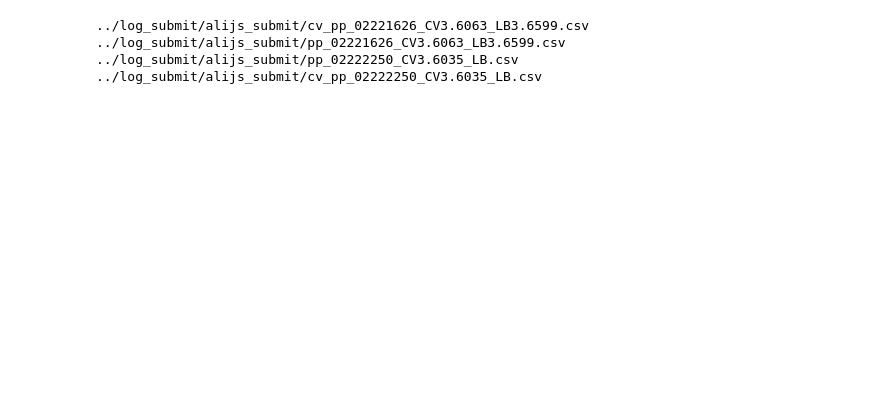
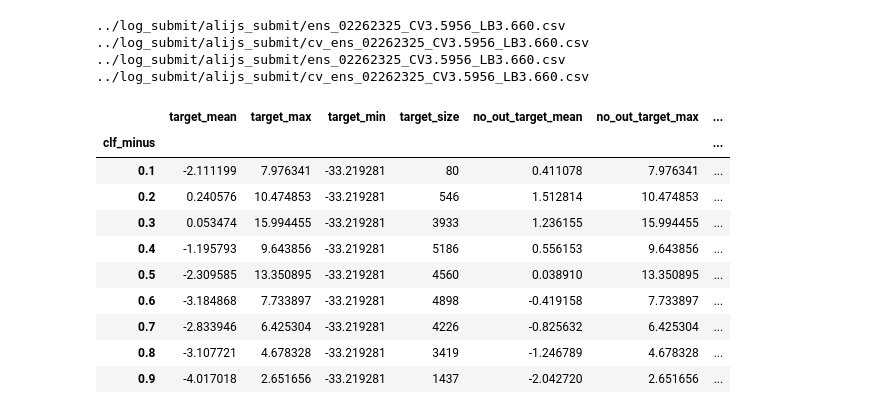
Before and after one commit to Chestnut1999/Elo-Recommendation-23place, a Jupyter notebook: jpy/262_elo_EDA_CV.ipynb, the cells around one changed output. Saved outputs shown, nothing was run; the diff lists cells and outputs as text; code cells hidden in the pictures; blank space fills up the shorter version.

```diff
--- a/jpy/262_elo_EDA_CV.ipynb
+++ b/jpy/262_elo_EDA_CV.ipynb
@@ -217,7 +278,7 @@ Group: type1_flg1_lower | Count ID: 7430 | Count Outlier: 11
 # alijsのOOFを結合して自分仕様にする
 #========================================================================
 from itertools import combinations
-oof_list = glob.glob('../log_submit/alijs_submit/*.csv')
+oof_list = glob.glob('../log_submit/alijs_submit/*2325*.csv')
 oof_combi = combinations(oof_list, 2)
 tmp_list = []
 for p1, p2 in oof_combi:
@@ -239,8 +300,55 @@ for p1, p2 in oof_combi:
     tmp2.columns = [key, pred_col]
     df = pd.concat([tmp1, tmp2], axis=0)
     print(p1, p2)
-    save_path = f'../ensemble/good_submit_ensemble/0223_alijs_stack_submit_CV{cv}_LB{lb}'
+    save_path = f'../ensemble/good_submit_ensemble/0227_alijs_stack_submit_CV{cv}_LB{lb}'
     utils.to_pkl_gzip(obj=df, path=save_path)
 # %% [output]
-../log_submit/alijs_submit/cv_pp_02221626_CV3.6063_LB3.6599.csv ../log_submit/alijs_submit/pp_02221626_CV3.6063_LB3.6599.csv
-../log_submit/alijs_submit/pp_02222250_CV3.6035_LB.csv ../log_submit/alijs_submit/cv_pp_02222250_CV3.6035_LB.csv
+../log_submit/alijs_submit/ens_02262325_CV3.5956_LB3.660.csv ../log_submit/alijs_submit/cv_ens_02262325_CV3.5956_LB3.660.csv
+../log_submit/alijs_submit/ens_02262325_CV3.5956_LB3.660.csv ../log_submit/alijs_submit/cv_ens_02262325_CV3.5956_LB3.660.csv
+# %%
+#========================================================================
+# targetのプラスマイナスの閾値でwith outlierグループを分割できないか考える
+#========================================================================
+clf_plus = utils.read_pkl_gzip('../stack/0223_153_clf_lgb_out_part-clf_valid-ods_equal_foldseed328_ESET0_row201917_lr0.01_77feats_1seed_70leaves_colsample0.325582_iter710_OUT0_CV0-699598597060546_LB.gz').set_index(key)['prediction']
+clf_col = 'clf_minus'
+train[clf_col] = clf_plus
+train[clf_col] = train[clf_col].map(lambda x: np.round(x,1))
+
+rm_out = utils.read_pkl_gzip('../ensemble/LB3662_stack_set/0220_224_stack_ridge_set-rm_out_valid-term-seed328_lgb5_NN0_ridge0_ext0_rmf0_OUT0_CV1.5459512546222733_LB.gz').set_index(key)['prediction']
+rm_col = 'rm_out_pred'
+train[rm_col] = rm_out
+
+rm_imp = utils.read_pkl_gzip('../stack/0209_092_stack_lgb_lr0.01_289feats_1seed_70leaves_iter1694_OUT0_CV8-42161536313303_LB.gz').set_index(key)['prediction']
+rm_imp_col = 'rm_imp_pred'
+train[rm_imp_col] = rm_imp
+
+train['no_out_target'] = train[target].map(lambda x: np.nan if x<-30 else x)
+train['outlier'] = train[target].map(lambda x: 1 if x<-30 else 0)
+df_gr = train[train['group']=='type0_flg0_higher']
+
+aggs = {}
+aggs[target] = ['mean','max', 'min', 'size']
+aggs['no_out_target'] = ['mean','max', 'min']
+aggs['outlier'] = ['sum']
+aggs['LB3-6590_CV3-605'] = ['mean','max', 'min']
+aggs[rm_col] = ['mean','max', 'min']
+aggs['clf_pred'] = ['mean','max', 'min']
+
+
+new_cols = [f"{key}_{val}" for key in aggs.keys() for val in aggs[key]]
+clf_viz = df_gr.groupby(clf_col)[['outlier', target, 'no_out_target', 'LB3-6590_CV3-605', rm_col, 'clf_pred']].agg(aggs)
+clf_viz.columns = new_cols
+clf_viz['ratio'] = clf_viz['outlier_sum'] / clf_viz['target_size']
+clf_viz
+# %% [output]
+|  | target_mean | target_max | target_min | target_size | no_out_target_mean | no_out_target_max | ... |
+| clf_minus |  |  |  |  |  |  | ... |
+| 0.1 | -2.111199 | 7.976341 | -33.219281 | 80 | 0.411078 | 7.976341 | ... |
+| 0.2 | 0.240576 | 10.474853 | -33.219281 | 546 | 1.512814 | 10.474853 | ... |
+| 0.3 | 0.053474 | 15.994455 | -33.219281 | 3933 | 1.236155 | 15.994455 | ... |
+| 0.4 | -1.195793 | 9.643856 | -33.219281 | 5186 | 0.556153 | 9.643856 | ... |
+| 0.5 | -2.309585 | 13.350895 | -33.219281 | 4560 | 0.038910 | 13.350895 | ... |
+| 0.6 | -3.184868 | 7.733897 | -33.219281 | 4898 | -0.419158 | 7.733897 | ... |
+| 0.7 | -2.833946 | 6.425304 | -33.219281 | 4226 | -0.825632 | 6.425304 | ... |
+| 0.8 | -3.107721 | 4.678328 | -33.219281 | 3419 | -1.246789 | 4.678328 | ... |
+| 0.9 | -4.017018 | 2.651656 | -33.219281 | 1437 | -2.042720 | 2.651656 | ... |
```
Also changed, not shown: parts of 9 cells of this notebook, 24 other files.
